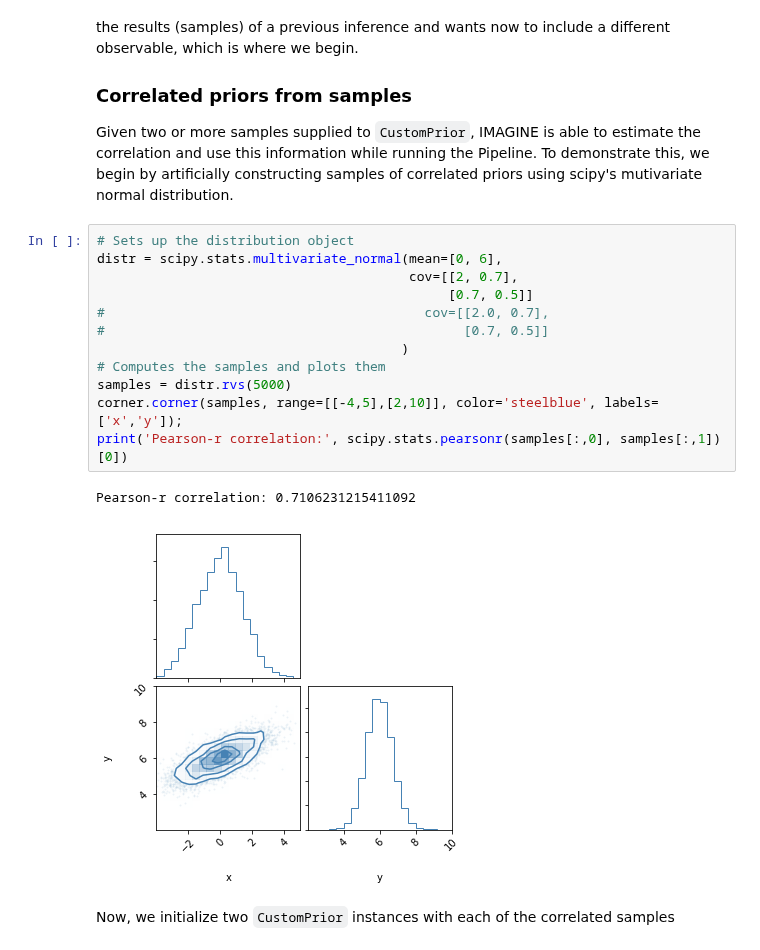
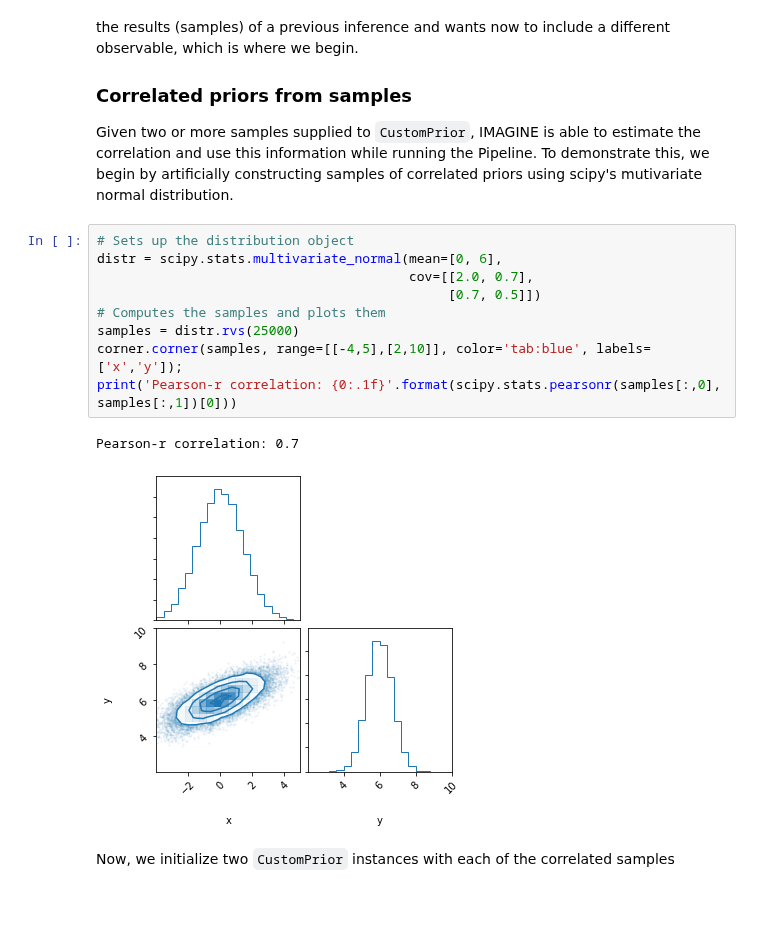
Before and after one commit to IMAGINE-Consortium/imagine, a Jupyter notebook: tutorials/tutorial_priors.ipynb, the cells around one changed output. Drawn from its saved outputs; the diff is of its cells as text; blank space fills up the shorter version.

```diff
--- a/tutorials/tutorial_priors.ipynb
+++ b/tutorials/tutorial_priors.ipynb
@@ -164,18 +164,15 @@ Given two or more samples supplied to `CustomPrior`, IMAGINE is able to estimate
 # %%
 # Sets up the distribution object
 distr = scipy.stats.multivariate_normal(mean=[0, 6],
-                                        cov=[[2, 0.7],
-                                             [0.7, 0.5]]
-#                                         cov=[[2.0, 0.7],
-#                                              [0.7, 0.5]]
-                                       )
+                                        cov=[[2.0, 0.7],
+                                             [0.7, 0.5]])
 # Computes the samples and plots them
-samples = distr.rvs(5000)
-corner.corner(samples, range=[[-4,5],[2,10]], color='steelblue', labels=['x','y']);
-print('Pearson-r correlation:', scipy.stats.pearsonr(samples[:,0], samples[:,1])[0])
+samples = distr.rvs(25000)
+corner.corner(samples, range=[[-4,5],[2,10]], color='tab:blue', labels=['x','y']);
+print('Pearson-r correlation: {0:.1f}'.format(scipy.stats.pearsonr(samples[:,0], samples[:,1])[0]))
 # %% [output]
-Pearson-r correlation: 0.7106231215411092
+Pearson-r correlation: 0.7
-[figure, old version]
+[figure, new version]
 # %% [markdown]
 Now, we initialize two `CustomPrior` instances with each of the correlated samples
 # %%
```
Also changed, not shown: parts of 13 cells of this notebook.
